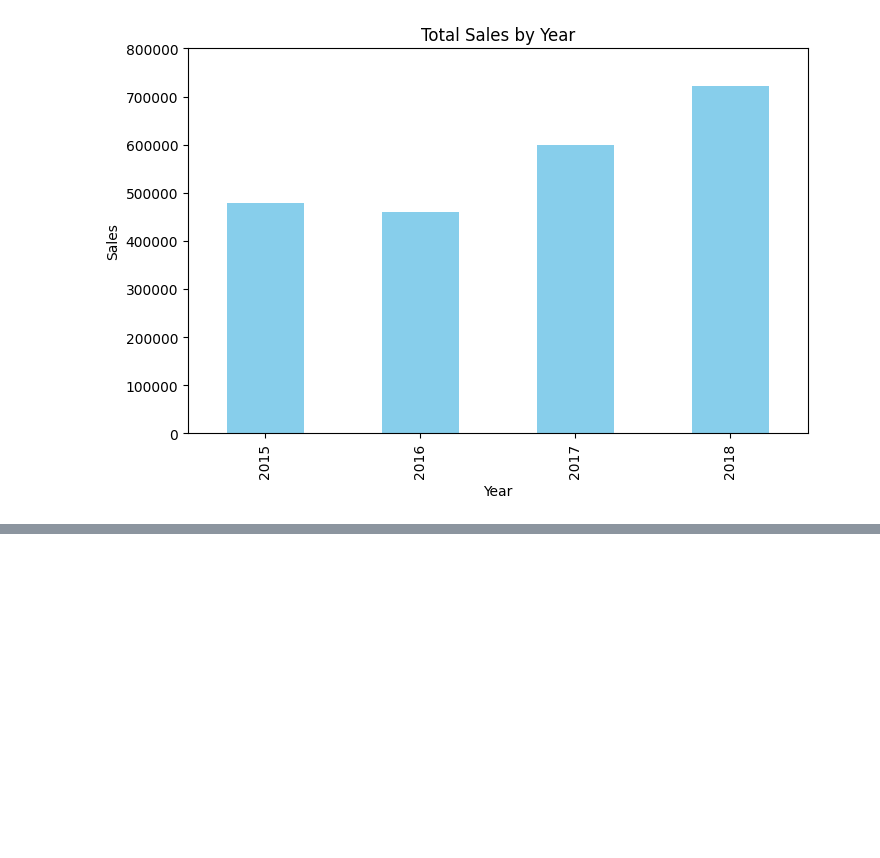
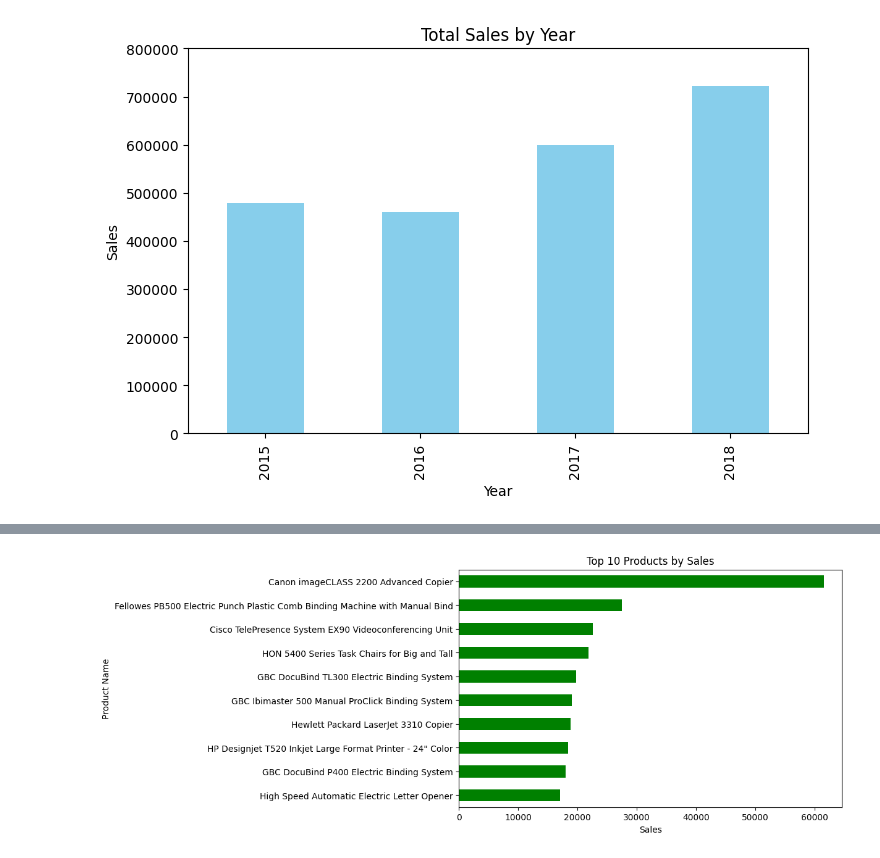
Before and after one commit to Feian-osa/Minor-Internship-project, a Jupyter notebook: notebooks/superstore_sales_dashboard.ipynb, the cells around one changed output, grey strips where cells are left out. Drawn from its saved outputs; the diff is of its cells as text; code cells hidden in the pictures; blank space fills up the shorter version.

```diff
--- a/notebooks/superstore_sales_dashboard.ipynb
+++ b/notebooks/superstore_sales_dashboard.ipynb
@@ -287,0 +362,8 @@ plt.show()
+# %%
+top_products = data.groupby('Product Name')['Sales'].sum().sort_values(ascending=False).head(10)
+top_products.plot(kind='barh', figsize=(8,5), color='green', title='Top 10 Products by Sales')
+plt.xlabel('Sales')
+plt.gca().invert_yaxis()
+plt.show()
+# %% [output]
+[figure, added]
```
Also changed, not shown: parts of 7 cells of this notebook.
